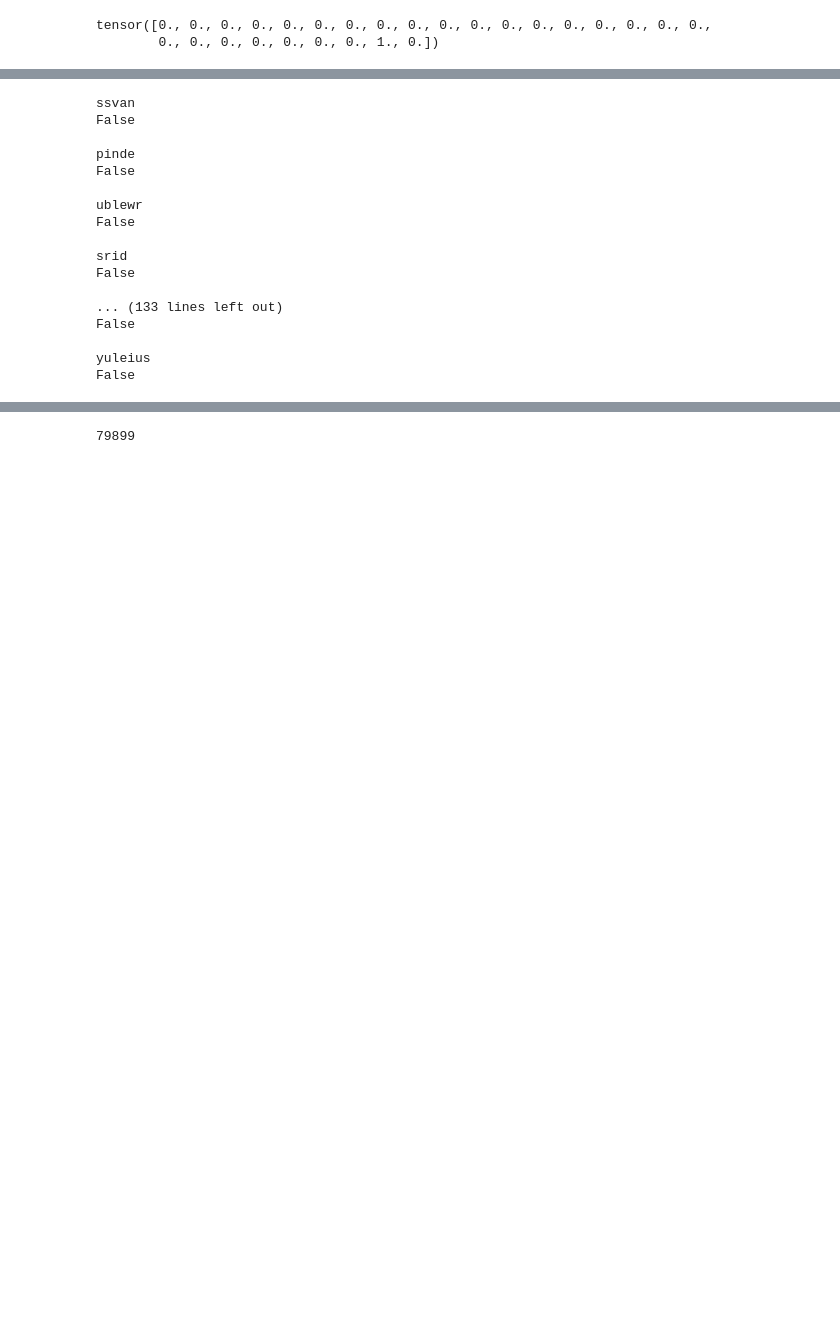
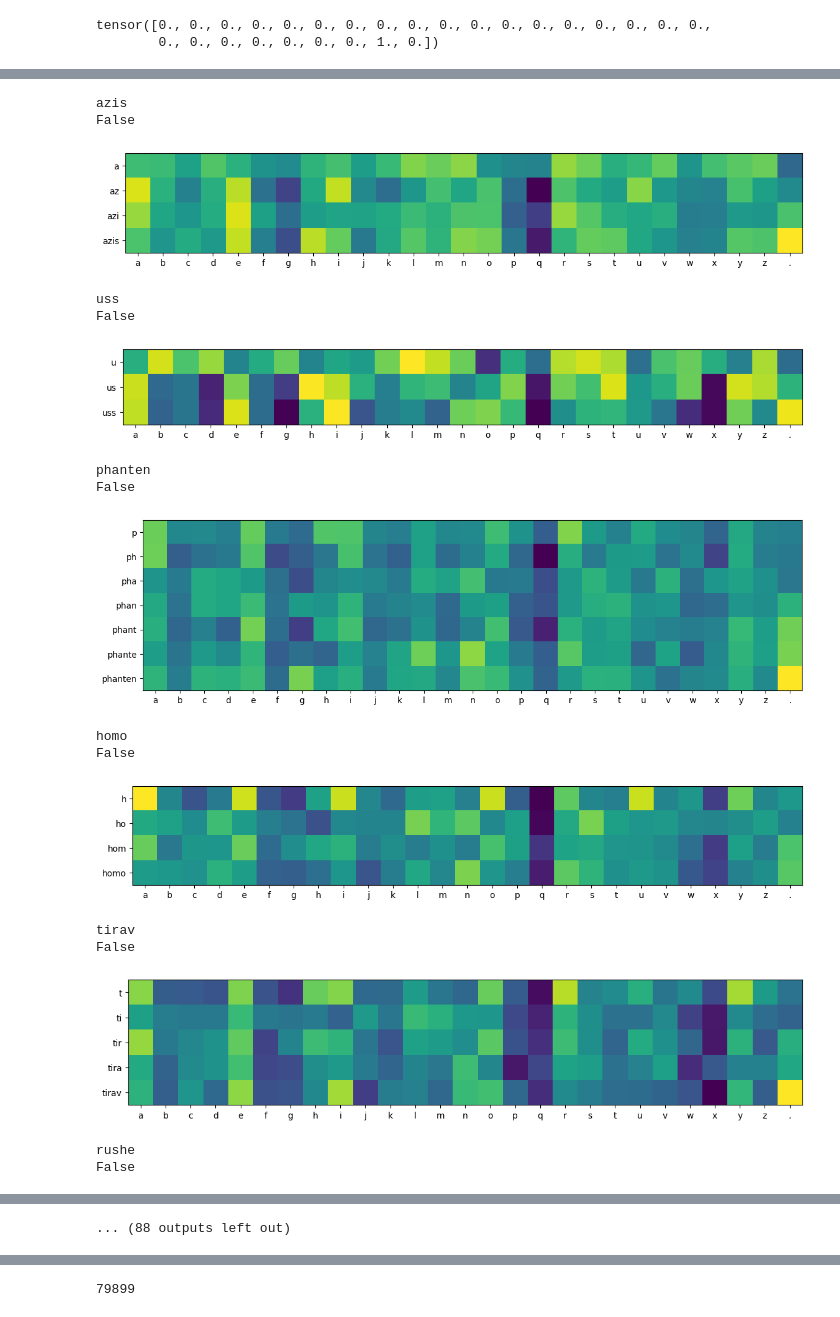
Before and after one commit to hirennan/names-gen, a Jupyter notebook: names-gen-rnn.ipynb, the cells around one changed output, grey strips where cells are left out. Cells and saved outputs as stored; diff of their text form; code cells hidden in the pictures; blank space fills up the shorter version.

Commit message:
heatmap of output probabilities

```diff
--- a/names-gen-rnn.ipynb
+++ b/names-gen-rnn.ipynb
@@ -159,38 +160,43 @@ Epoch 9: Time Elapsed: 13.0m12.0s Loss: 0.7768546135360653
 # %%
 for _s in range(50):
     input_rnd = np.random.randint(0, 26)
 
     input = tensorise_sequence(itol[input_rnd])
     output = input
     out_l = itol[input_rnd]
     hidden = rnn.initHidden()
     seq = [itol[input_rnd]]
+    graph_prob_out = torch.tensor([])
+    graph_l = [out_l]
     while out_l != '.':
         output, hidden = rnn(output, hidden)
+        graph_prob_out = torch.cat((graph_prob_out ,output), 0)
         output = torch.multinomial(F.softmax(output, dim=1), 1).view(-1)
         out_l = itol[output.item()]
+        graph_l.append(''.join(graph_l[-1]) + out_l)
         seq.append(itol[output.item()])
         output = tensorise_sequence(itol[output.item()])
 
     name = ''.join(seq[:-1])
     print(name)
     exists = (df[0] == name).any()
     print(True if (df[0] == name).any() else False, '\n')
+    plot_prob(graph_prob_out.detach().numpy(), graph_l[:-1])
 # %% [output]
-ssvan
+azis
 False
-
-pinde
-False
-
-ublewr
-False
-
-srid
-False
-
-... (133 lines left out)
-False
-
-yuleius
-False
+[figure, added]
+uss
+False
+[figure, added]
+phanten
+False
+[figure, added]
+homo
+False
+[figure, added]
+tirav
+False
+[figure, added]
+rushe
+False
@@ -197,3 +204,4 @@ False
+... (88 outputs left out)
 # %%
 rnn_untrained = RNN(27, 256, 27)
 for _s in range(50):
```
Also changed, not shown: parts of 5 cells of this notebook.
